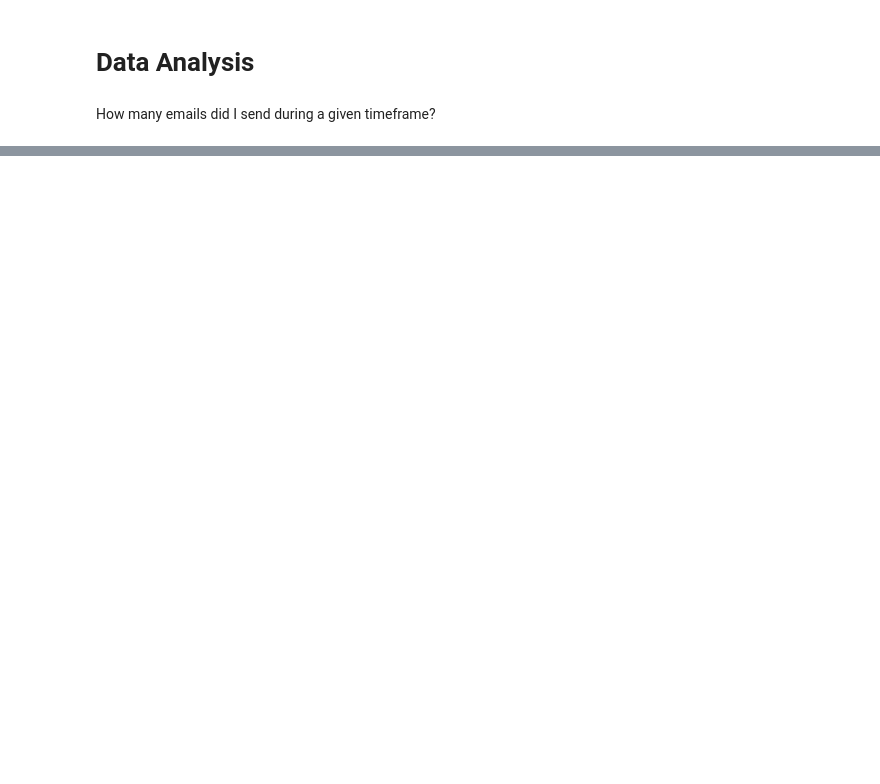
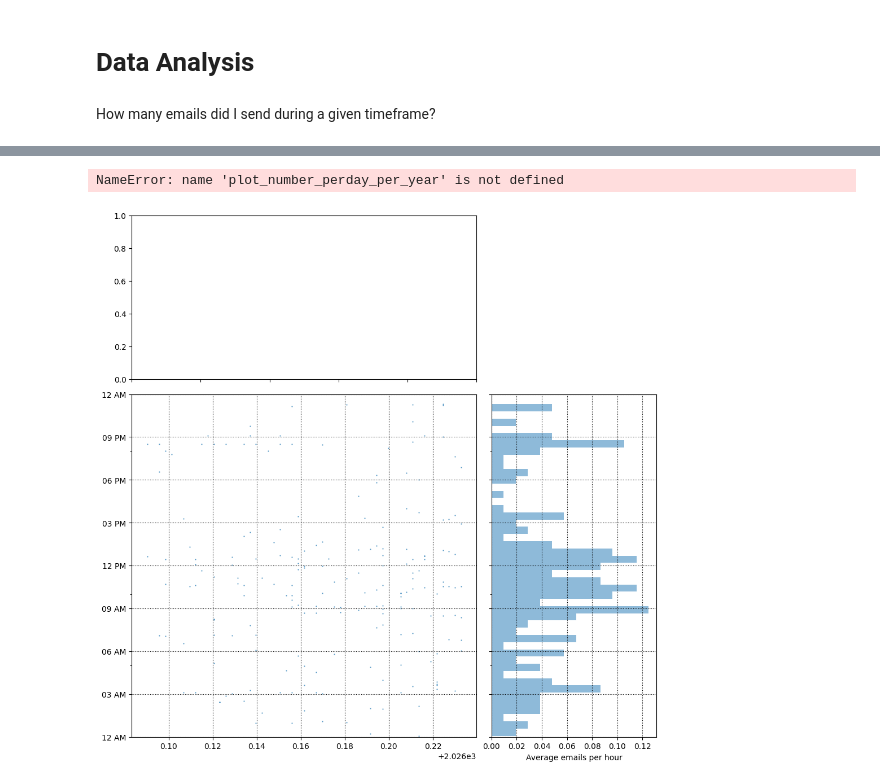
Before and after one commit to Somrat390/EDA-Practise, a Jupyter notebook: Personal_Email_Data_EDA.ipynb, the cells around one changed output, grey strips where cells are left out. Saved outputs shown, nothing was run; the diff lists cells and outputs as text; code cells hidden in the pictures; blank space fills up the shorter version.

```diff
--- a/Personal_Email_Data_EDA.ipynb
+++ b/Personal_Email_Data_EDA.ipynb
@@ -307,0 +384,8 @@ dfs.to_csv('Gmail.csv')
+# %%
+def plot_number_perday_per_year(df, ax, label=None, dt=0.3, **plot_kwargs):
+    year = df[df['year'].notna()]['year'].values
+    T = year.max() - year.min()
+    bins = int(T / dt)
+    weights = 1 / (np.ones_like(year) * dt * 365.25)
+    ax.hist(year, bins=bins, weights=weights, label=label, **plot_kwargs);
+    ax.grid(ls=':', color='k')
@@ -307,0 +429,28 @@ dfs.to_csv('Gmail.csv')
+# %%
+class TriplePlot:
+  def __init__(self):
+    gs = gridspec.GridSpec(6, 6)
+    self.ax1 = plt.subplot(gs[2:6, :4])
+    self.ax2 = plt.subplot(gs[2:6, 4:6], sharey=self.ax1)
+    plt.setp(self.ax2.get_yticklabels(), visible=False);
+    self.ax3 = plt.subplot(gs[:2, :4])
+    plt.setp(self.ax3.get_xticklabels(), visible=False);
+
+  def plot(self, df, color='darkblue', alpha=0.8, markersize=0.5, yr_bin=0.1, hr_bin=0.5):
+    plot_todo_vs_year(df, self.ax1, color=color, s=markersize)
+    plot_number_perdhour_per_year(df, self.ax2, dt=hr_bin, color=color, alpha=alpha, orientation='horizontal')
+    self.ax2.set_xlabel('Average emails per hour')
+    plot_number_perday_per_year(df, self.ax3, dt=yr_bin, color=color, alpha=alpha)
+    self.ax3.set_ylabel('Average emails per day')
+# %%
+plt.figure(figsize=(12,12));
+tpl = TriplePlot()
+
+tpl.plot(received, color='C0', alpha=0.5)
+tpl.plot(sent, color='C1', alpha=0.5)
+p1 = mpatches.Patch(color='C0', label='Incoming', alpha=0.5)
+p2 = mpatches.Patch(color='C1', label='Outgoing', alpha=0.5)
+plt.legend(handles=[p1, p2], bbox_to_anchor=[1.45, 0.7], fontsize=14, shadow=True);
+# %% [output]
+NameError: name 'plot_number_perday_per_year' is not defined
+[figure, added]
```
Also changed, not shown: parts of 37 cells of this notebook.
